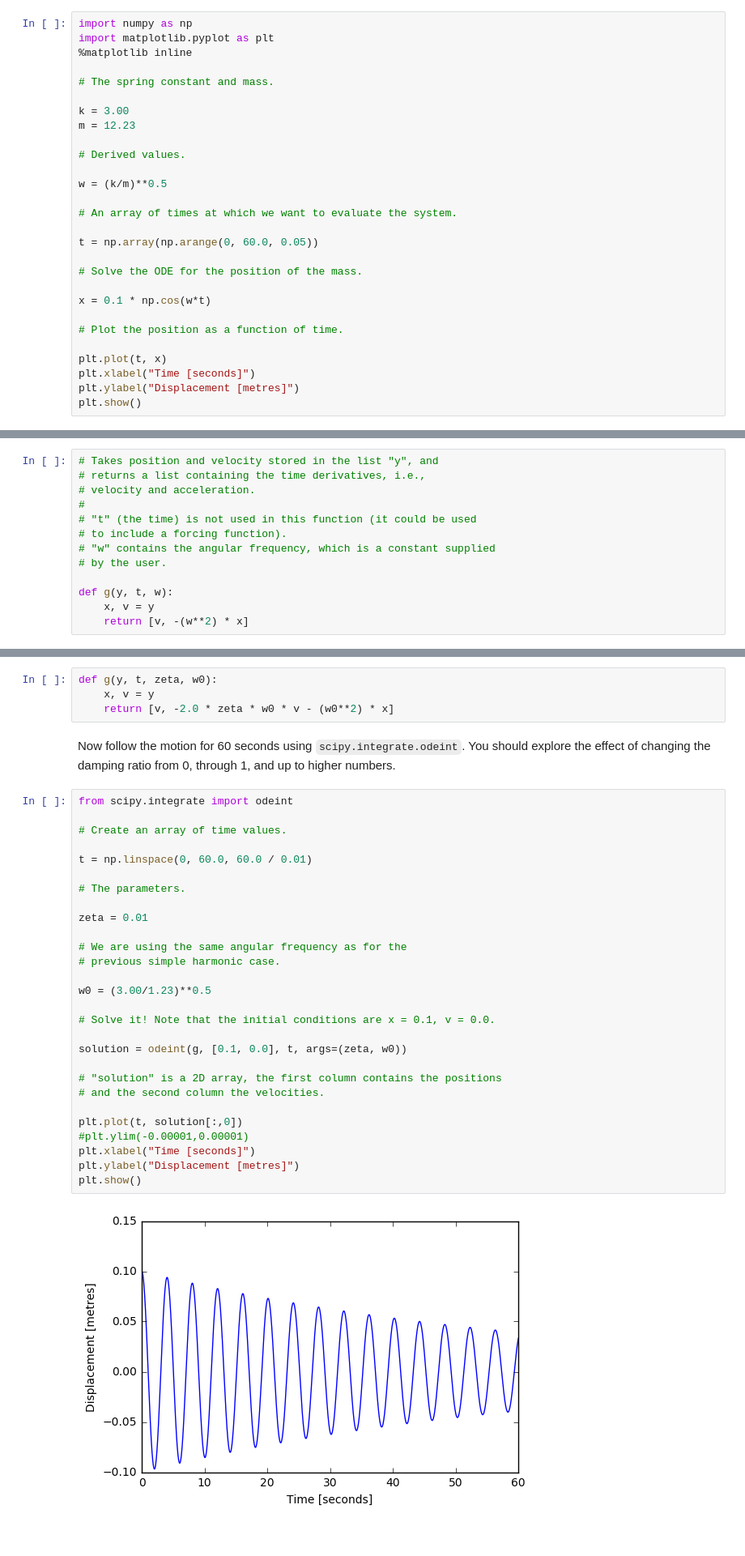
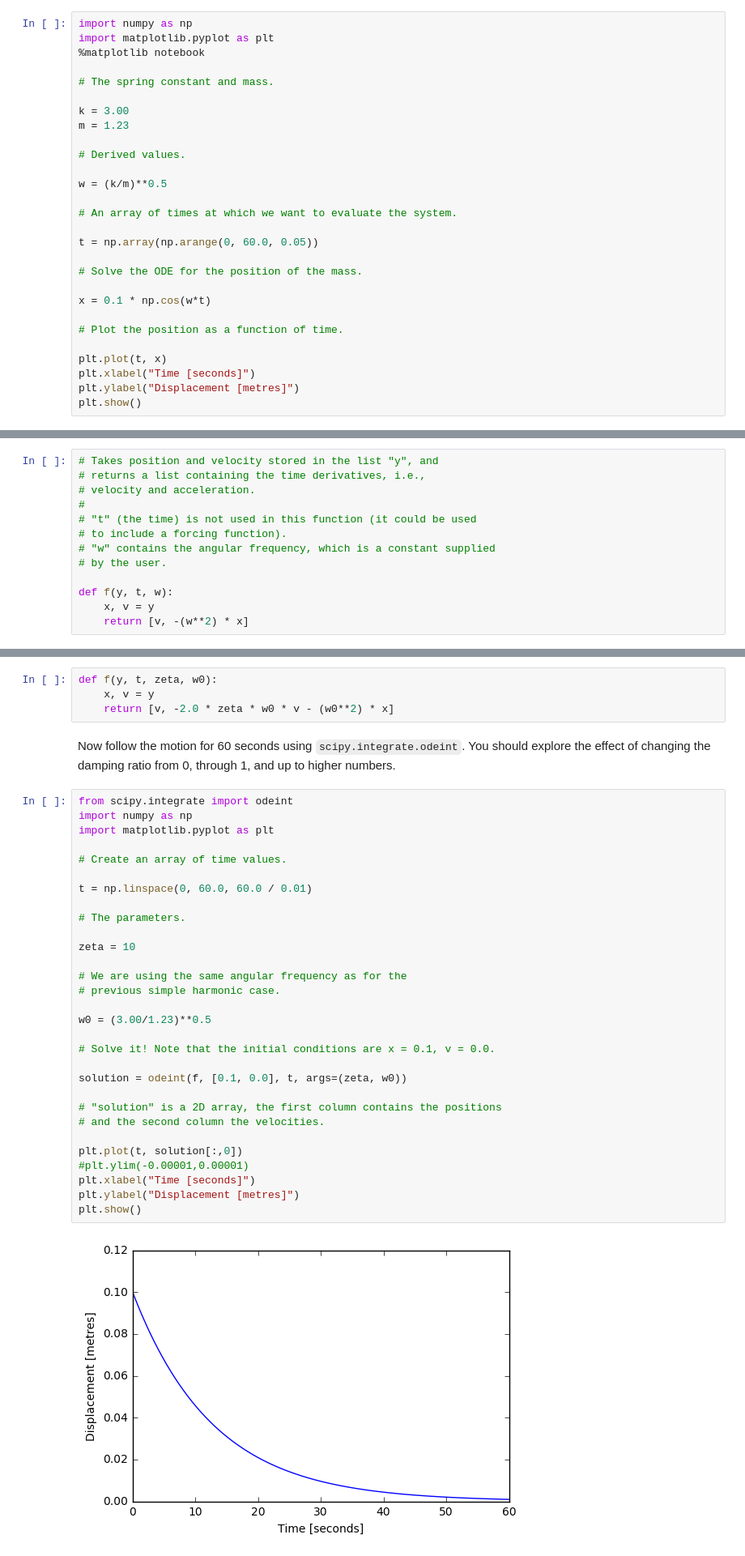
Before and after one commit to phys3112/intro, a Jupyter notebook: mcba2-numerical-integration-of-ODEs.ipynb, the cells around one changed output, grey strips where cells are left out. Shown at 81% size. Saved outputs shown, nothing was run; the diff lists cells and outputs as text.

```diff
--- a/mcba2-numerical-integration-of-ODEs.ipynb
+++ b/mcba2-numerical-integration-of-ODEs.ipynb
@@ -34,12 +34,12 @@ The following snippet will plot the first 60 seconds of motion.
 # %%
 import numpy as np
 import matplotlib.pyplot as plt
-%matplotlib inline
+%matplotlib notebook
 
 # The spring constant and mass.
 
 k = 3.00
-m = 12.23
+m = 1.23
 
 # Derived values.
 
@@ -301,7 +302,7 @@ Here is the function:
 # "w" contains the angular frequency, which is a constant supplied
 # by the user.
 
-def g(y, t, w):
+def f(y, t, w):
     x, v = y
     return [v, -(w**2) * x]
 # %%
@@ -377,41 +378,43 @@ $$\begin{align}\dot{x}&=v\\
 
 So the function we supply to `scipy.integrate.odeint` looks like this:
 # %%
-def g(y, t, zeta, w0):
+def f(y, t, zeta, w0):
     x, v = y
     return [v, -2.0 * zeta * w0 * v - (w0**2) * x]
 # %% [markdown]
 Now follow the motion for 60 seconds using `scipy.integrate.odeint`. You should explore the effect of changing the damping ratio from 0, through 1, and up to higher numbers.
 # %%
 from scipy.integrate import odeint
+import numpy as np
+import matplotlib.pyplot as plt
 
 # Create an array of time values.
 
 t = np.linspace(0, 60.0, 60.0 / 0.01)
 
 # The parameters.
 
-zeta = 0.01
+zeta = 10
 
 # We are using the same angular frequency as for the
 # previous simple harmonic case.
 
 w0 = (3.00/1.23)**0.5
 
 # Solve it! Note that the initial conditions are x = 0.1, v = 0.0.
 
-solution = odeint(g, [0.1, 0.0], t, args=(zeta, w0))
+solution = odeint(f, [0.1, 0.0], t, args=(zeta, w0))
 
 # "solution" is a 2D array, the first column contains the positions
 # and the second column the velocities.
 
 plt.plot(t, solution[:,0])
 #plt.ylim(-0.00001,0.00001)
 plt.xlabel("Time [seconds]")
 plt.ylabel("Displacement [metres]")
 plt.show()
 # %% [output]
-[figure, old version]
+[figure, new version]
 # %% [markdown]
 Note that the mechanical energy doesn't remain constant, since energy is being dissipated as heat in the damper.
 
```
Also changed, not shown: parts of 13 cells of this notebook.
